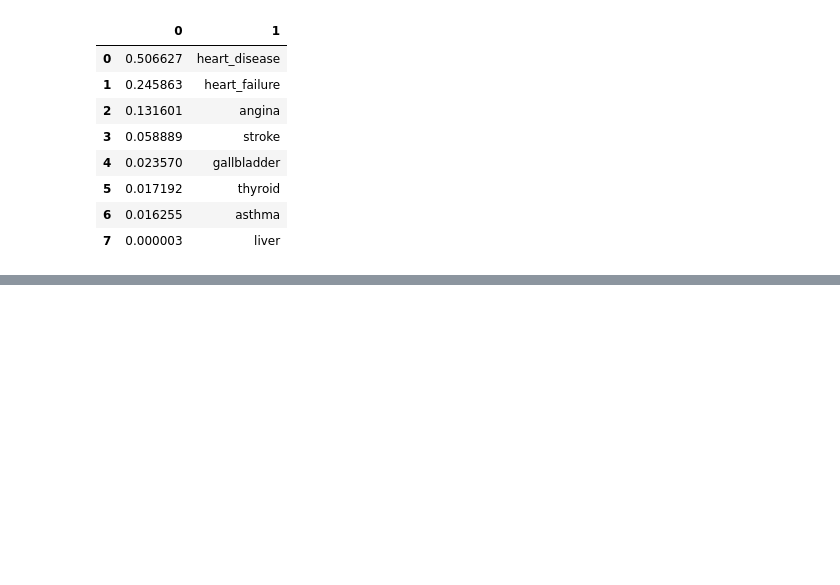
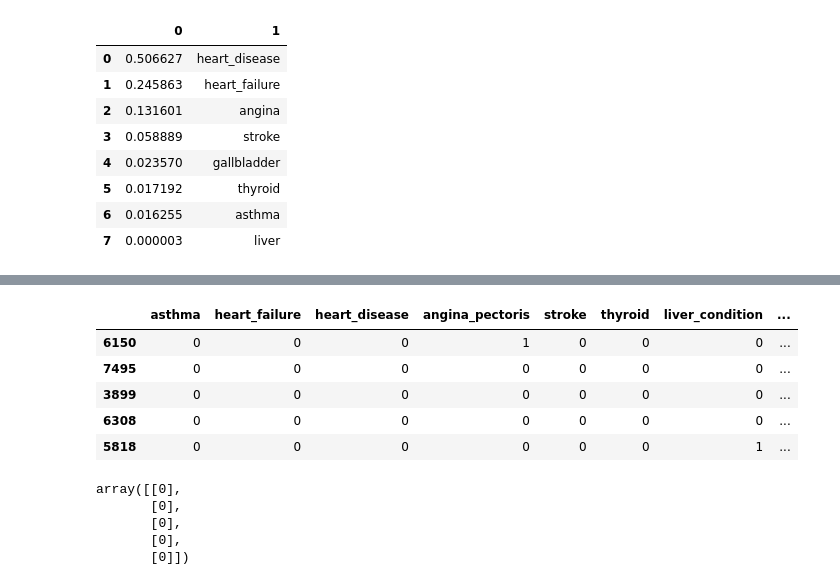
Before and after one commit to equitymarkets/HeartAttackPrediction, a Jupyter notebook: hyper_parameter_tuning.ipynb, the cells around one changed output, grey strips where cells are left out. Cells and saved outputs as stored; diff of their text form; code cells hidden in the pictures; blank space fills up the shorter version.

```diff
--- a/hyper_parameter_tuning.ipynb
+++ b/hyper_parameter_tuning.ipynb
@@ -540,0 +587,20 @@ importances_df
+# %%
+X = down_sampled_df.copy()
+X.drop(['heart_attack', 'id', 'Unnamed: 0', 'age'], axis = 1, inplace = True)
+X.head()
+# %% [output]
+|  | asthma | heart_failure | heart_disease | angina_pectoris | stroke | thyroid | liver_condition | ... |
+| 6150 | 0 | 0 | 0 | 1 | 0 | 0 | 0 | ... |
+| 7495 | 0 | 0 | 0 | 0 | 0 | 0 | 0 | ... |
+| 3899 | 0 | 0 | 0 | 0 | 0 | 0 | 0 | ... |
+| 6308 | 0 | 0 | 0 | 0 | 0 | 0 | 0 | ... |
+| 5818 | 0 | 0 | 0 | 0 | 0 | 0 | 1 | ... |
+# %%
+y = down_sampled_df['heart_attack'].values.reshape(-1,1)
+y[:5]
+# %% [output]
+array([[0],
+       [0],
+       [0],
+       [0],
+       [0]])
```
Also changed, not shown: parts of 20 cells of this notebook.
